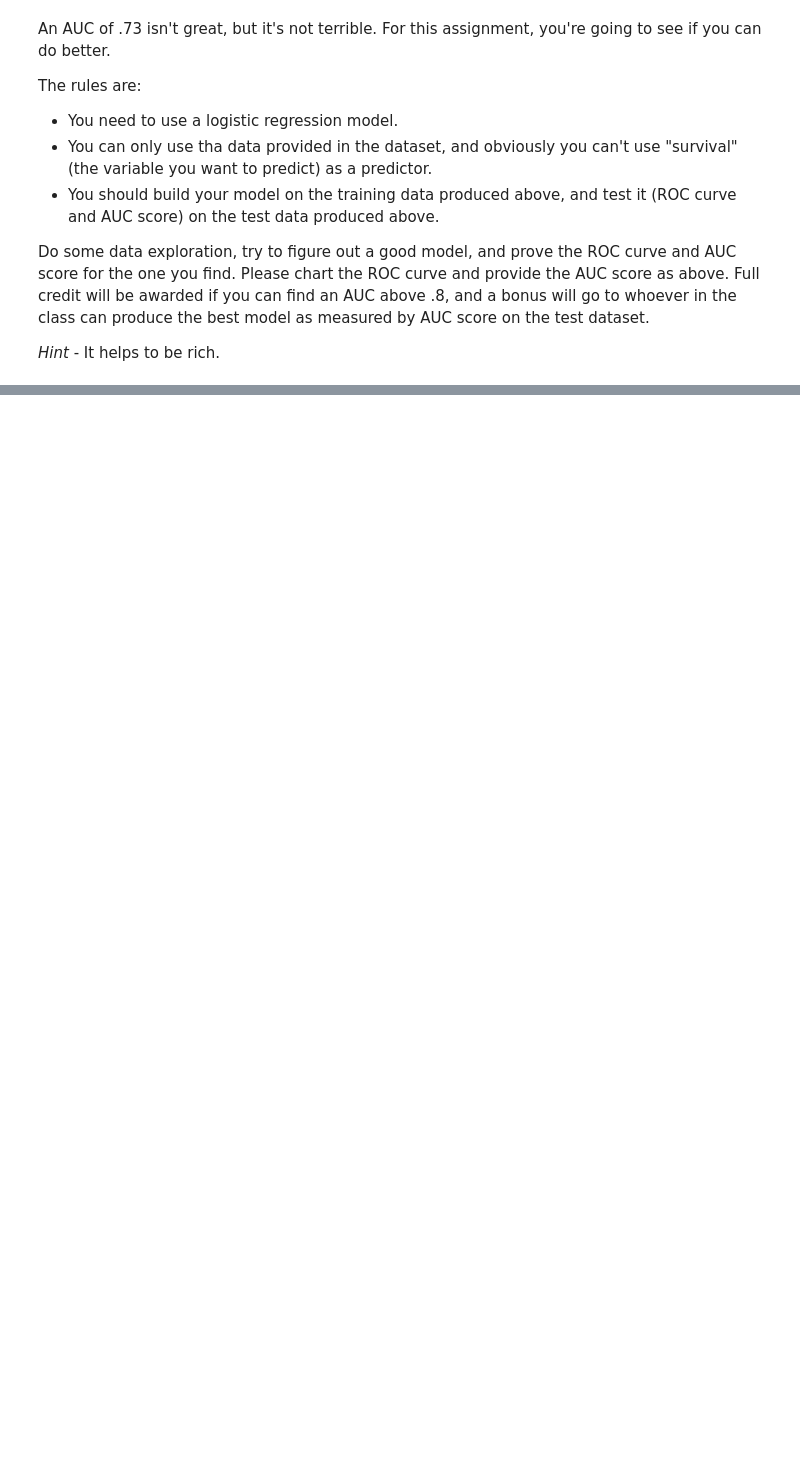
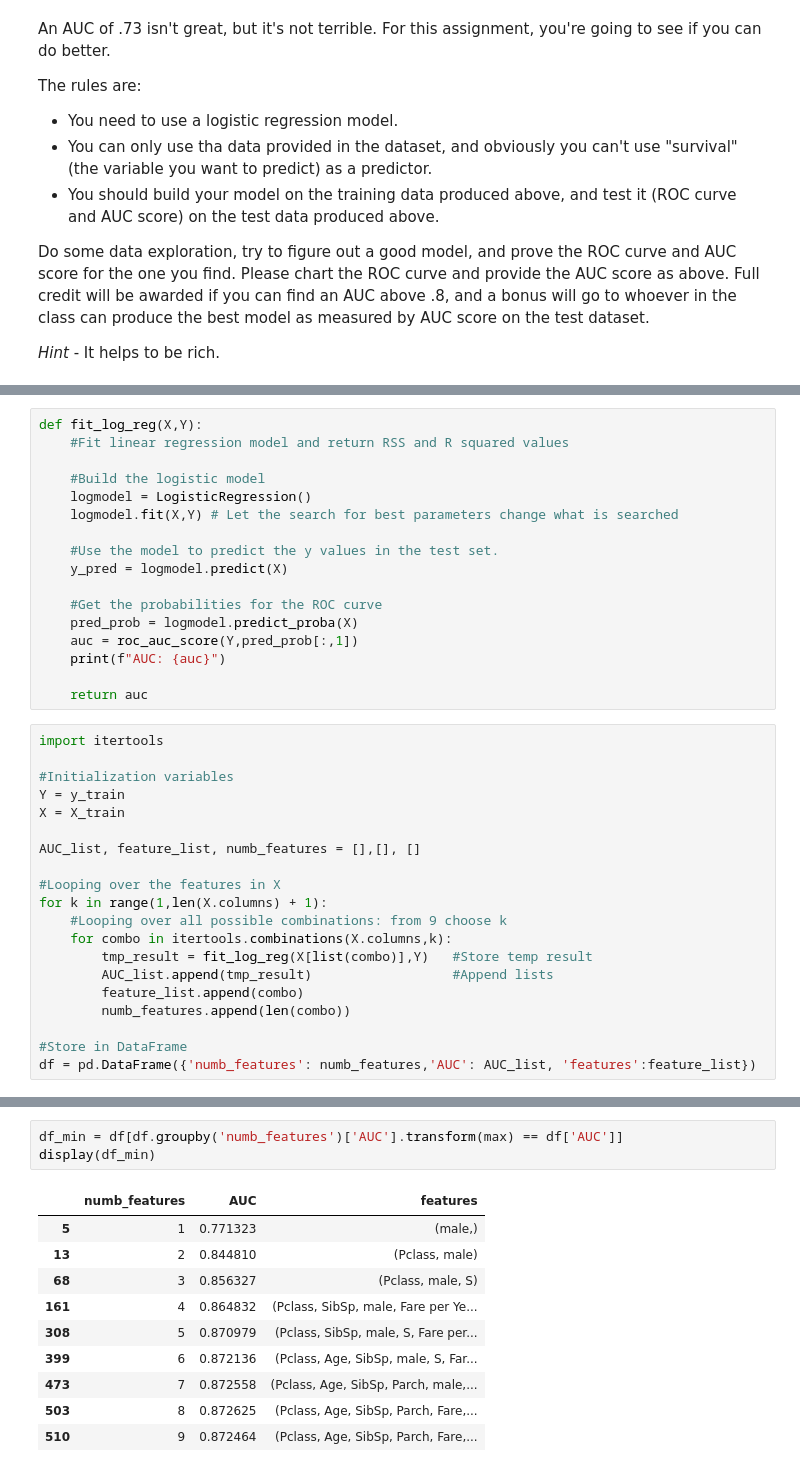
Before and after one commit to robchristiansen13/Learning, a Jupyter notebook: WeberState/CS 6570 (Data Science Algorithms I)/Assignments/CS-6570 Homework 4.ipynb, the cells around one changed output, grey strips where cells are left out. Drawn from its saved outputs; the diff is of its cells as text; blank space fills up the shorter version.

```diff
--- a/WeberState/CS 6570 (Data Science Algorithms I)/Assignments/CS-6570 Homework 4.ipynb
+++ b/WeberState/CS 6570 (Data Science Algorithms I)/Assignments/CS-6570 Homework 4.ipynb
@@ -185,0 +324,37 @@ Do some data exploration, try to figure out a good model, and prove the ROC curv
+# %%
+def fit_log_reg(X,Y):
+    #Fit linear regression model and return RSS and R squared values
+
+    #Build the logistic model
+    logmodel = LogisticRegression()
+    logmodel.fit(X,Y) # Let the search for best parameters change what is searched
+
+    #Use the model to predict the y values in the test set.
+    y_pred = logmodel.predict(X)
+
+    #Get the probabilities for the ROC curve
+    pred_prob = logmodel.predict_proba(X)
+    auc = roc_auc_score(Y,pred_prob[:,1])
+    print(f"AUC: {auc}")
+
+    return auc
+# %%
+import itertools
+
+#Initialization variables
+Y = y_train
+X = X_train
+
+AUC_list, feature_list, numb_features = [],[], []
+
+#Looping over the features in X
+for k in range(1,len(X.columns) + 1):
+    #Looping over all possible combinations: from 9 choose k
+    for combo in itertools.combinations(X.columns,k):
+        tmp_result = fit_log_reg(X[list(combo)],Y)   #Store temp result
+        AUC_list.append(tmp_result)                  #Append lists
+        feature_list.append(combo)
+        numb_features.append(len(combo))
+
+#Store in DataFrame
+df = pd.DataFrame({'numb_features': numb_features,'AUC': AUC_list, 'features':feature_list})
@@ -185,0 +379,14 @@ Do some data exploration, try to figure out a good model, and prove the ROC curv
+# %%
+df_min = df[df.groupby('numb_features')['AUC'].transform(max) == df['AUC']]
+display(df_min)
+# %% [output]
+|  | numb_features | AUC | features |
+| 5 | 1 | 0.771323 | (male,) |
+| 13 | 2 | 0.844810 | (Pclass, male) |
+| 68 | 3 | 0.856327 | (Pclass, male, S) |
+| 161 | 4 | 0.864832 | (Pclass, SibSp, male, Fare per Ye... |
+| 308 | 5 | 0.870979 | (Pclass, SibSp, male, S, Fare per... |
+| 399 | 6 | 0.872136 | (Pclass, Age, SibSp, male, S, Far... |
+| 473 | 7 | 0.872558 | (Pclass, Age, SibSp, Parch, male,... |
+| 503 | 8 | 0.872625 | (Pclass, Age, SibSp, Parch, Fare,... |
+| 510 | 9 | 0.872464 | (Pclass, Age, SibSp, Parch, Fare,... |
```
Also changed, not shown: parts of 22 cells of this notebook.
